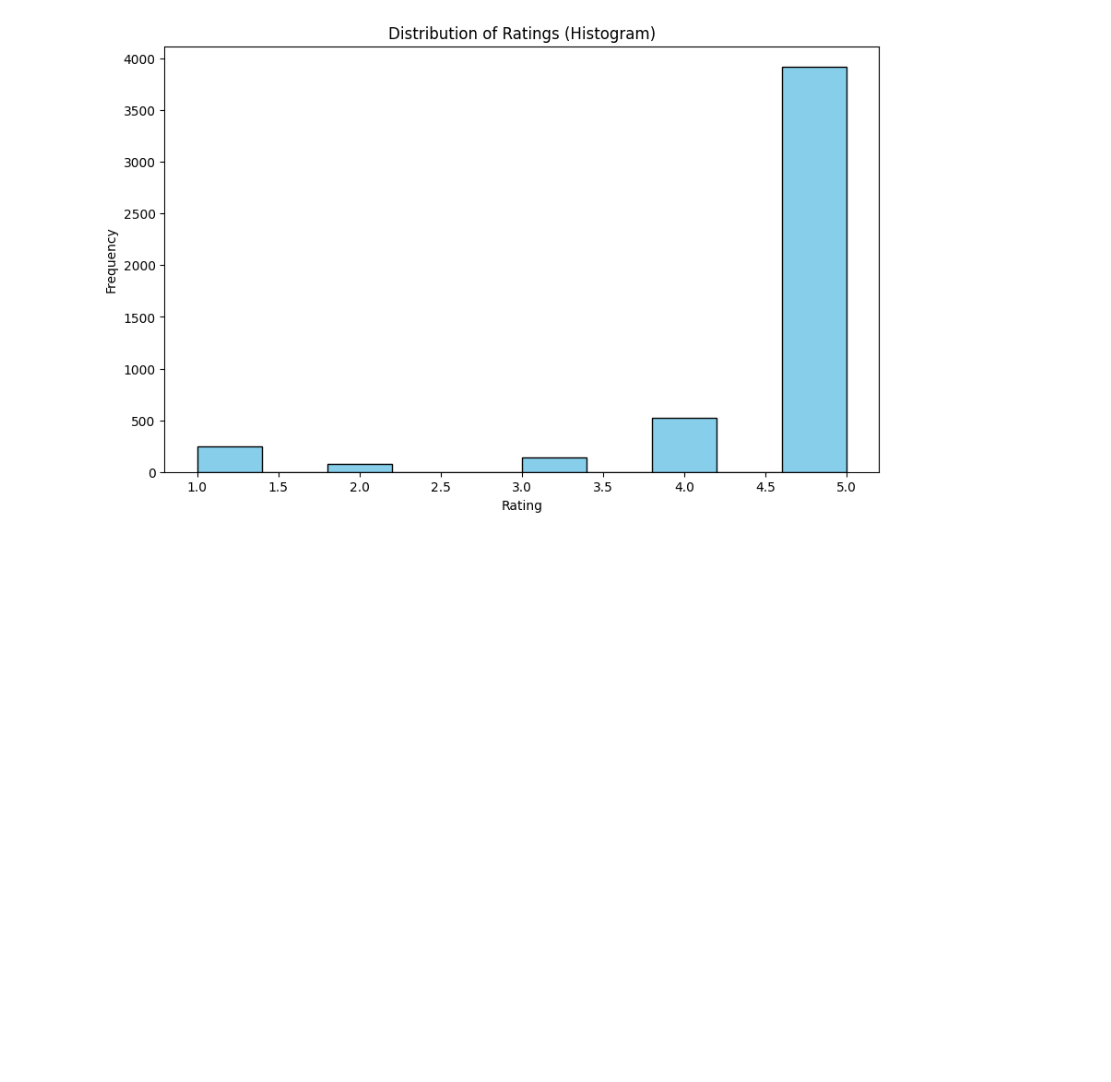
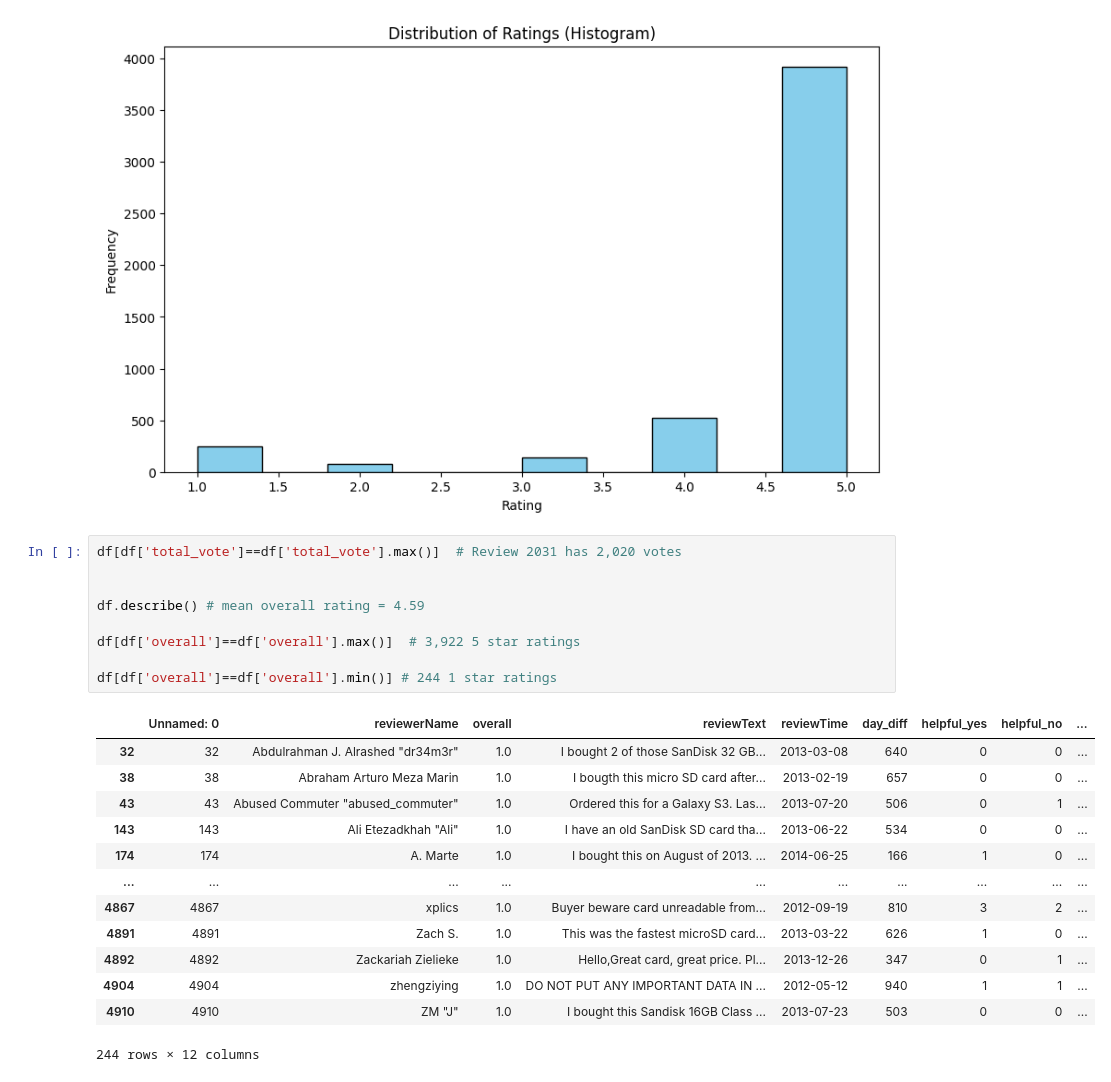
Before and after one commit to awhitehouse1/DS4002-Project-1, a Jupyter notebook: EDA1_3.ipynb, the cells around one changed output. Cells and saved outputs as stored; diff of their text form; blank space fills up the shorter version.

Commit message:
Looked at overall ratings and vote columns

```diff
--- a/EDA1_3.ipynb
+++ b/EDA1_3.ipynb
@@ -196,3 +196,26 @@ Passing `palette` without assigning `hue` is deprecated and will be removed in v
   sns.countplot(x='overall', data=df, palette='viridis')
 [figure]
 [figure]
+# %%
+df[df['total_vote']==df['total_vote'].max()]  # Review 2031 has 2,020 votes
+
+
+df.describe() # mean overall rating = 4.59
+
+df[df['overall']==df['overall'].max()]  # 3,922 5 star ratings
+
+df[df['overall']==df['overall'].min()] # 244 1 star ratings
+# %% [output]
+|  | Unnamed: 0 | reviewerName | overall | reviewText | reviewTime | day_diff | helpful_yes | helpful_no | ... |
+| 32 | 32 | Abdulrahman J. Alrashed "dr34m3r" | 1.0 | I bought 2 of those SanDisk 32 GB... | 2013-03-08 | 640 | 0 | 0 | ... |
+| 38 | 38 | Abraham Arturo Meza Marin | 1.0 | I bougth this micro SD card after... | 2013-02-19 | 657 | 0 | 0 | ... |
+| 43 | 43 | Abused Commuter "abused_commuter" | 1.0 | Ordered this for a Galaxy S3. Las... | 2013-07-20 | 506 | 0 | 1 | ... |
+| 143 | 143 | Ali Etezadkhah "Ali" | 1.0 | I have an old SanDisk SD card tha... | 2013-06-22 | 534 | 0 | 0 | ... |
+| 174 | 174 | A. Marte | 1.0 | I bought this on August of 2013. ... | 2014-06-25 | 166 | 1 | 0 | ... |
+| ... | ... | ... | ... | ... | ... | ... | ... | ... | ... |
+| 4867 | 4867 | xplics | 1.0 | Buyer beware card unreadable from... | 2012-09-19 | 810 | 3 | 2 | ... |
+| 4891 | 4891 | Zach S. | 1.0 | This was the fastest microSD card... | 2013-03-22 | 626 | 1 | 0 | ... |
+| 4892 | 4892 | Zackariah Zielieke | 1.0 | Hello,Great card, great price. Pl... | 2013-12-26 | 347 | 0 | 1 | ... |
+| 4904 | 4904 | zhengziying | 1.0 | DO NOT PUT ANY IMPORTANT DATA IN ... | 2012-05-12 | 940 | 1 | 1 | ... |
+| 4910 | 4910 | ZM "J" | 1.0 | I bought this Sandisk 16GB Class ... | 2013-07-23 | 503 | 0 | 0 | ... |
+244 rows × 12 columns
```
